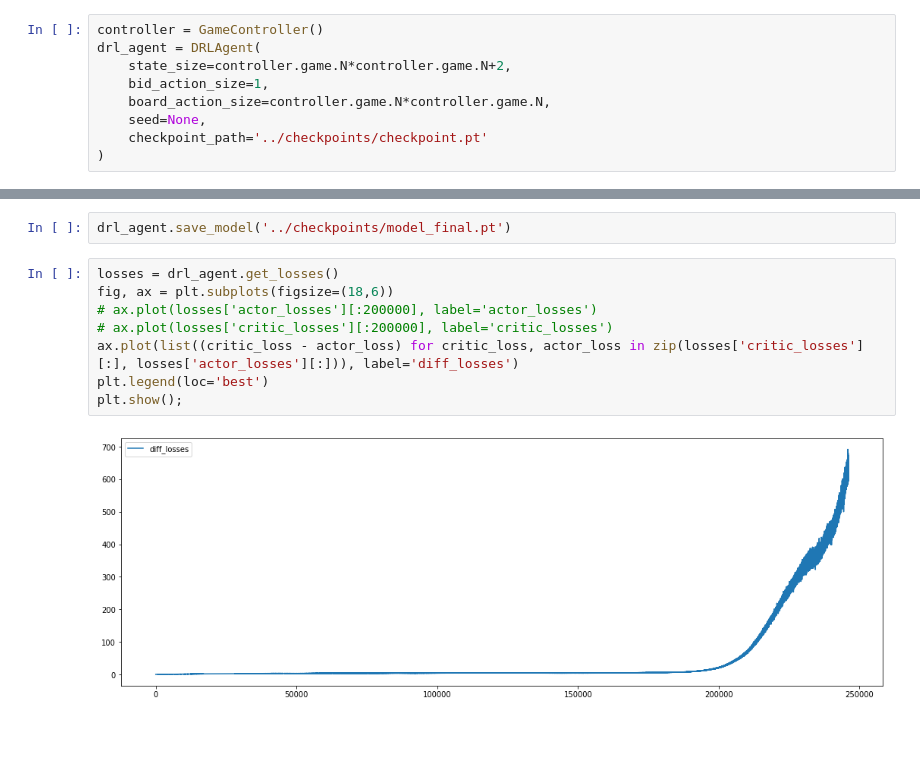
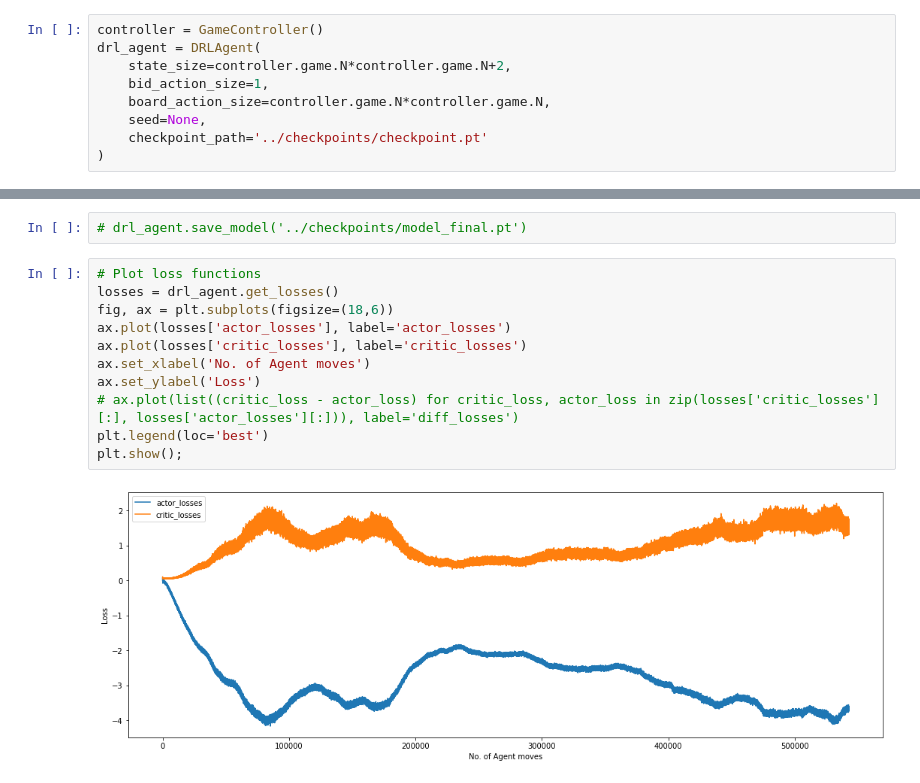
Before and after one commit to tiagomontalvao/gambling-tic-tac-toe, a Jupyter notebook: src/train.ipynb, the cells around one changed output, grey strips where cells are left out. Cells and saved outputs as stored; diff of their text form; blank space fills up the shorter version.

```diff
--- a/src/train.ipynb
+++ b/src/train.ipynb
@@ -160,15 +163,18 @@ plot_metrics(final_validation_scores)
 # %%
-drl_agent.save_model('../checkpoints/model_final.pt')
+# drl_agent.save_model('../checkpoints/model_final.pt')
 # %%
+# Plot loss functions
 losses = drl_agent.get_losses()
 fig, ax = plt.subplots(figsize=(18,6))
-# ax.plot(losses['actor_losses'][:200000], label='actor_losses')
-# ax.plot(losses['critic_losses'][:200000], label='critic_losses')
-ax.plot(list((critic_loss - actor_loss) for critic_loss, actor_loss in zip(losses['critic_losses'][:], losses['actor_losses'][:])), label='diff_losses')
+ax.plot(losses['actor_losses'], label='actor_losses')
+ax.plot(losses['critic_losses'], label='critic_losses')
+ax.set_xlabel('No. of Agent moves')
+ax.set_ylabel('Loss')
+# ax.plot(list((critic_loss - actor_loss) for critic_loss, actor_loss in zip(losses['critic_losses'][:], losses['actor_losses'][:])), label='diff_losses')
 plt.legend(loc='best')
 plt.show();
 # %% [output]
-[figure, old version]
+[figure, new version]
 # %%
 controller.reset_game()
 # %% [output]
```
Also changed, not shown: parts of 36 cells of this notebook, 20 other files.
